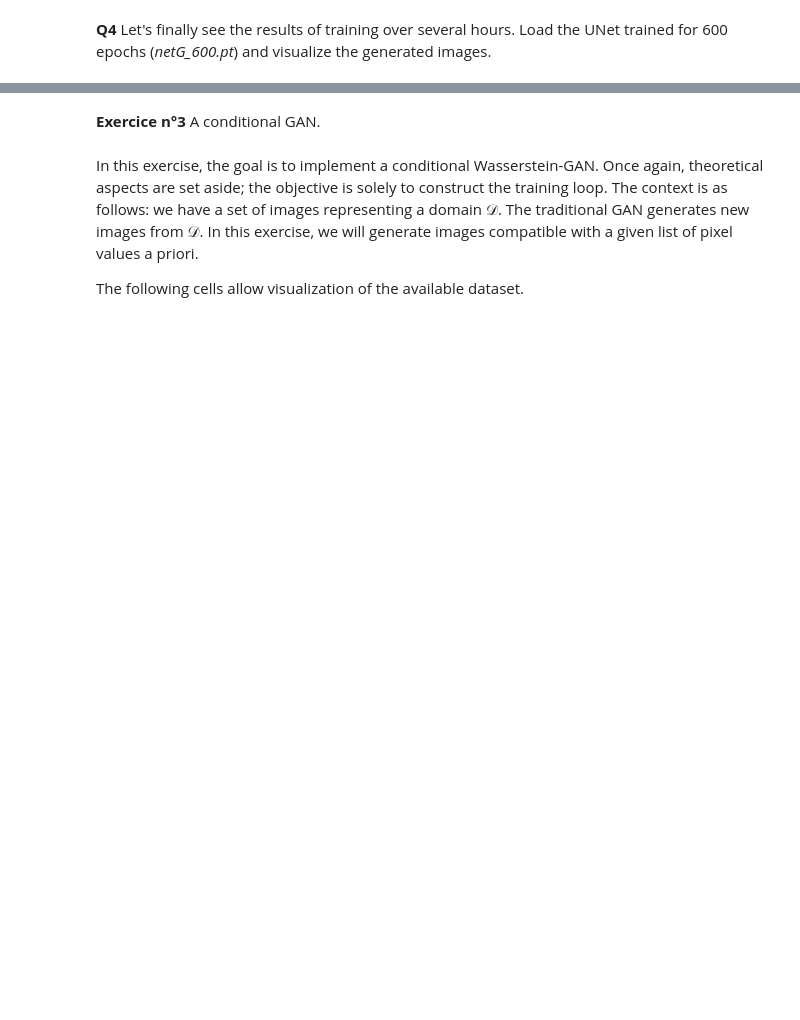
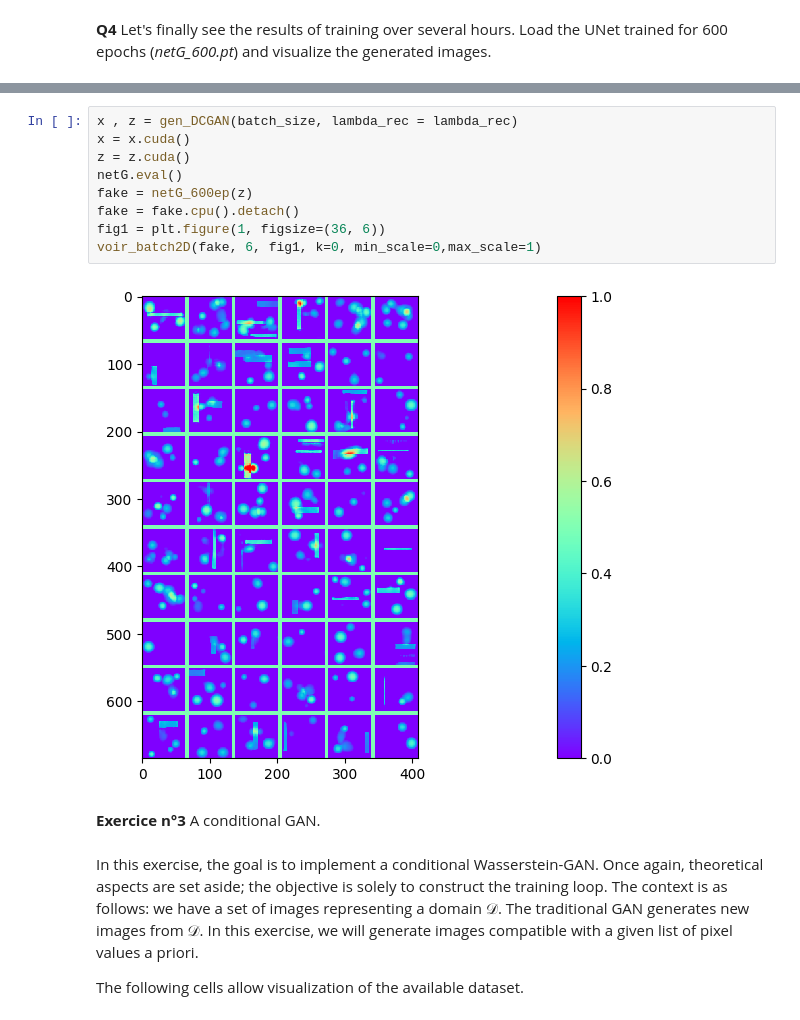
Before and after one commit to jramassa/ml-student, a Jupyter notebook: TP5/TP5_part2.ipynb, the cells around one changed output, grey strips where cells are left out. Cells and saved outputs as stored; diff of their text form; blank space fills up the shorter version.

```diff
--- a/TP5/TP5_part2.ipynb
+++ b/TP5/TP5_part2.ipynb
@@ -700,3 +706,14 @@ path_netG = "Ex2_netG_600ep_WGP_lr0001.pt"
+# %%
+x , z = gen_DCGAN(batch_size, lambda_rec = lambda_rec)
+x = x.cuda()
+z = z.cuda()
+netG.eval()
+fake = netG_600ep(z)
+fake = fake.cpu().detach()
+fig1 = plt.figure(1, figsize=(36, 6))
+voir_batch2D(fake, 6, fig1, k=0, min_scale=0,max_scale=1)
+# %% [output]
+[figure, added]
 # %% [markdown]
 **Exercice n°3** A conditional GAN.
 # %% [markdown]
```
Also changed, not shown: parts of 18 cells of this notebook.
